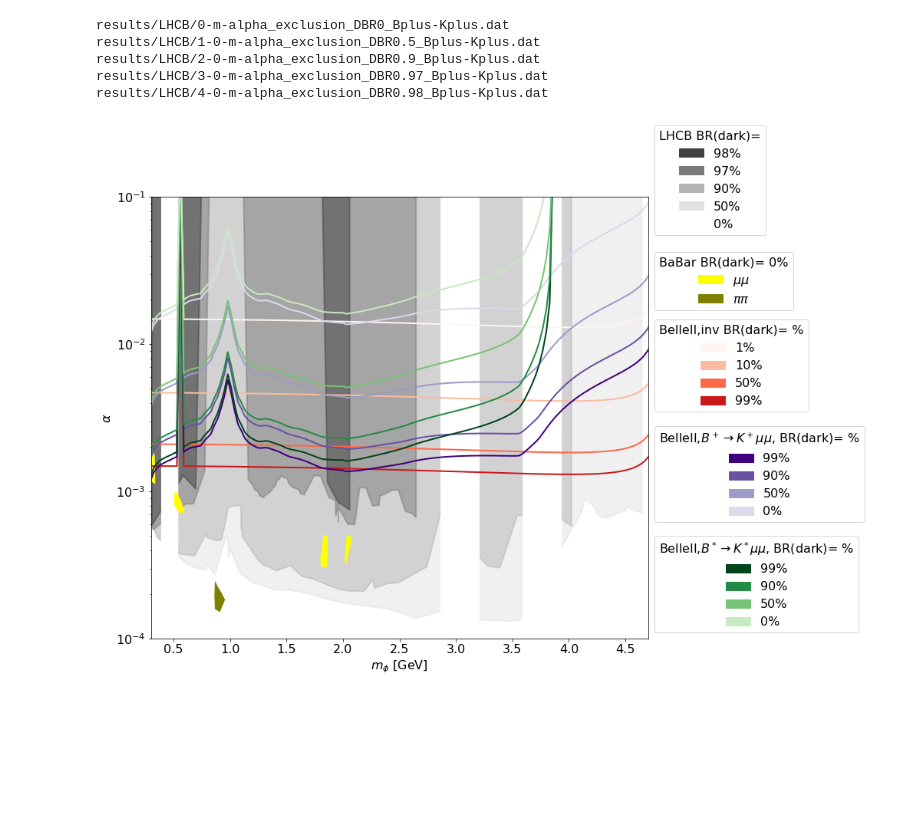
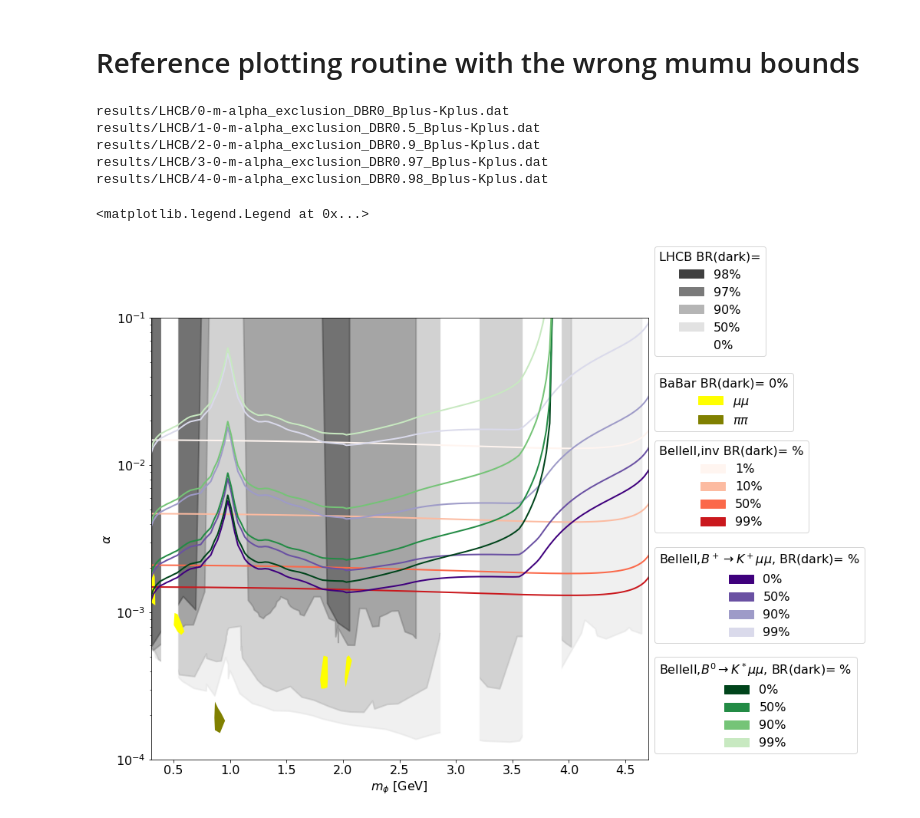
Before and after one commit to anasthesia/B-K, a Jupyter notebook: Combined_bounds.ipynb, the cells around one changed output. Drawn from its saved outputs; the diff is of its cells as text; code cells hidden in the pictures; blank space fills up the shorter version.

```diff
--- a/Combined_bounds.ipynb
+++ b/Combined_bounds.ipynb
@@ -99,6 +98,8 @@ def whiteregions(m):
 def plotWhiteRegions(yupper):
     m=np.linspace(0.2,5,num=100);
     plt.fill_between(m,whiteregions(m),yupper,color="white",zorder=1)
+# %% [markdown]
+# Reference plotting routine with the wrong mumu bounds
 # %%
 fig=plt.figure(figsize=(15, 10))
 ax  = fig.add_subplot(111)
@@ -156,41 +157,42 @@ patch1BelleII = mpatches.Patch(color=usedcolors[1], label='10%')
 patch2BelleII = mpatches.Patch(color=usedcolors[2], label='50%')
 patch3BelleII = mpatches.Patch(color=usedcolors[3], label='99%')
 
 belleIILegendInv=plt.legend(handles=[patch0BelleII,patch1BelleII,patch2BelleII,patch3BelleII],loc='lower left',\
            bbox_to_anchor=(1, 0.5, 0.5, 2),title="BelleII,inv BR(dark)= %")
 plt.gca().add_artist(belleIILegendInv)
 
 #BelleII B+->K+mumu plots
 plotFromFile(belleIIFoder+"RchiBtoKmumu_sens0.2.dat",1,[1,2,3,4],"line",cm.Purples_r,2)
-patch4BelleII = mpatches.Patch(color=usedcolors[0], label='99%')
-patch5BelleII = mpatches.Patch(color=usedcolors[1], label='90%')
-patch6BelleII = mpatches.Patch(color=usedcolors[2], label='50%')
-patch7BelleII = mpatches.Patch(color=usedcolors[3], label='0%')
+patch4BelleII = mpatches.Patch(color=usedcolors[0], label='0%')
+patch5BelleII = mpatches.Patch(color=usedcolors[1], label='50%')
+patch6BelleII = mpatches.Patch(color=usedcolors[2], label='90%')
+patch7BelleII = mpatches.Patch(color=usedcolors[3], label='99%')
 
 belleIILegendBKplus=plt.legend(handles=[patch4BelleII,patch5BelleII,patch6BelleII,patch7BelleII],loc='lower left',\
            bbox_to_anchor=(1, 0.25, 0.3, 2),title="BelleII,$B^+\\rightarrow K^+ \\mu \\mu$, BR(dark)= %")
 plt.gca().add_artist(belleIILegendBKplus)
 
 #BelleII B*->K*mumu plots
 plotFromFile(belleIIFoder+"RchiStarBtoKmumu_sens0.2.dat",1,[1,2,3,4],"line",cm.Greens_r,2)
-patch8BelleII = mpatches.Patch(color=usedcolors[0], label='99%')
-patch9BelleII = mpatches.Patch(color=usedcolors[1], label='90%')
-patch10BelleII = mpatches.Patch(color=usedcolors[2], label='50%')
-patch11BelleII = mpatches.Patch(color=usedcolors[3], label='0%')
+patch8BelleII = mpatches.Patch(color=usedcolors[0], label='0%')
+patch9BelleII = mpatches.Patch(color=usedcolors[1], label='50%')
+patch10BelleII = mpatches.Patch(color=usedcolors[2], label='90%')
+patch11BelleII = mpatches.Patch(color=usedcolors[3], label='99%')
 
 belleIILegendBKplus=plt.legend(handles=[patch8BelleII,patch9BelleII,patch10BelleII,patch11BelleII],loc='lower left',\
-           bbox_to_anchor=(1, 0, 0.3, 2),title="BelleII,$B^*\\rightarrow K^* \\mu \\mu$, BR(dark)= %")
+           bbox_to_anchor=(1, 0, 0.3, 2),title="BelleII,$B^0\\rightarrow K^* \\mu \\mu$, BR(dark)= %")
 plt.gca().add_artist(belleIILegendBKplus)
 
 
 ax.legend(handles=[patch0,patch1,patch2,patch3,patch4],loc='lower left',\
            bbox_to_anchor=(1, 0.9, 0.5, 1),title="LHCB BR(dark)=")
 
-#fig.savefig('./results/m-alpha_combined+Belle.png')
+#fig.savefig('./results/m-alpha_combined+Belle_old.png')
 # %% [output]
 results/LHCB/0-m-alpha_exclusion_DBR0_Bplus-Kplus.dat
 results/LHCB/1-0-m-alpha_exclusion_DBR0.5_Bplus-Kplus.dat
 results/LHCB/2-0-m-alpha_exclusion_DBR0.9_Bplus-Kplus.dat
 results/LHCB/3-0-m-alpha_exclusion_DBR0.97_Bplus-Kplus.dat
 results/LHCB/4-0-m-alpha_exclusion_DBR0.98_Bplus-Kplus.dat
+<matplotlib.legend.Legend at 0x...>
-[figure, old version]
+[figure, new version]
```
Also changed, not shown: parts of 3 cells of this notebook.
